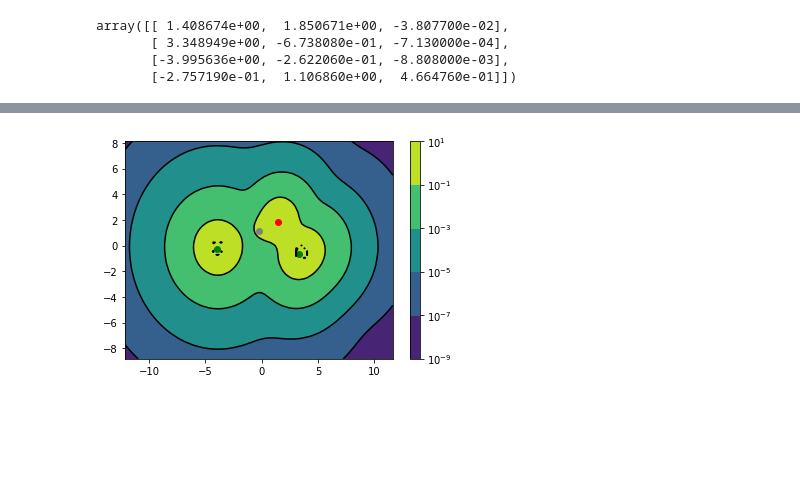
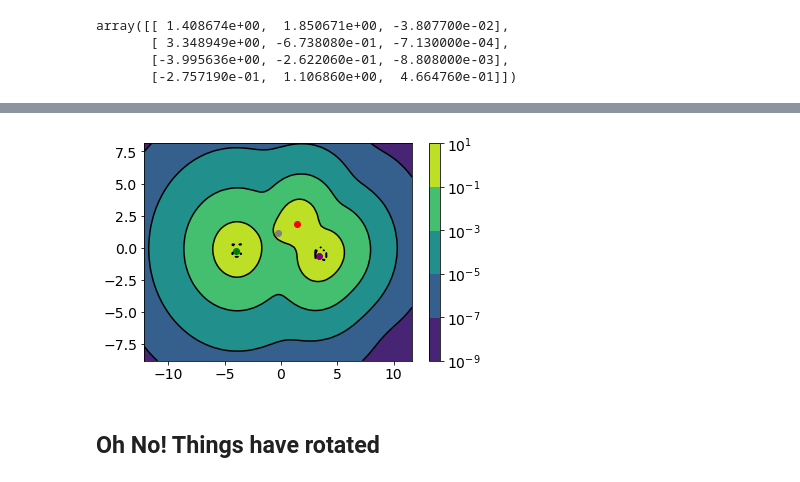
Before and after one commit to cgavinh/mccoy_hocl, a Jupyter notebook: ElectronDensity.ipynb, the cells around one changed output, grey strips where cells are left out. Cells and saved outputs as stored; diff of their text form; code cells hidden in the pictures; blank space fills up the shorter version.

```diff
--- a/ElectronDensity.ipynb
+++ b/ElectronDensity.ipynb
@@ -554,22 +554,25 @@ array([[ 1.256388e+00,  1.835649e+00, -1.000000e-06],
 # %%
 fig, ax = plt.subplots()
 CS = ax.contourf(clhocl_15.cdsX,
                  clhocl_15.cdsY,
                  (clhocl_15.density[:,:,33] + clhocl_15.density[:,:,34]).T,
                  norm=LogNorm())
 C = ax.contour(clhocl_15.cdsX,
                clhocl_15.cdsY,
                (clhocl_15.density[:,:,33] + clhocl_15.density[:,:,34]).T,
                norm=LogNorm(),
                colors='k')
 fig.colorbar(CS)
 ax.scatter(clhocl_15.atmAr[:,0][0], clhocl_15.atmAr[:,1][0], color='red')
-ax.scatter(clhocl_15.atmAr[:,0][1], clhocl_15.atmAr[:,1][1], color='green')
+ax.scatter(clhocl_15.atmAr[:,0][1], clhocl_15.atmAr[:,1][1], color='purple')
 ax.scatter(clhocl_15.atmAr[:,0][2], clhocl_15.atmAr[:,1][2], color='green')
 ax.scatter(clhocl_15.atmAr[:,0][3], clhocl_15.atmAr[:,1][3], color='gray')
 #ax.clabel(CS, inline=True, fontsize=10)
 #ax.set_title('Simplest default with labels')
 #CS.colorbar()
+plt.savefig('temp/clhocl_15.png')
 plt.show()
 # %% [output]
-[figure, old version]
+[figure, new version]
+# %% [markdown]
+## Oh No! Things have rotated
```
Also changed, not shown: parts of 8 cells of this notebook, 3 other files.
